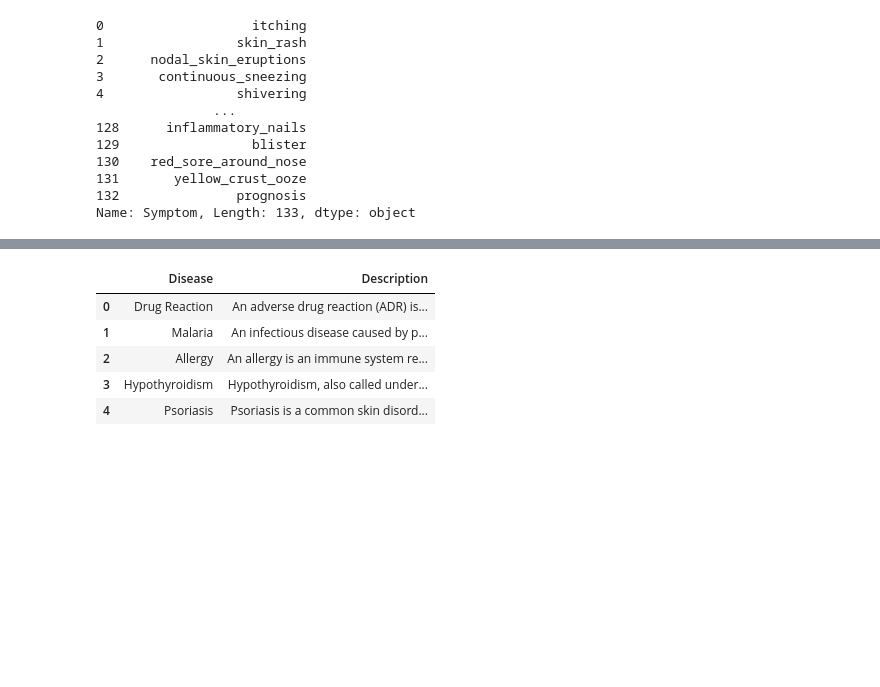
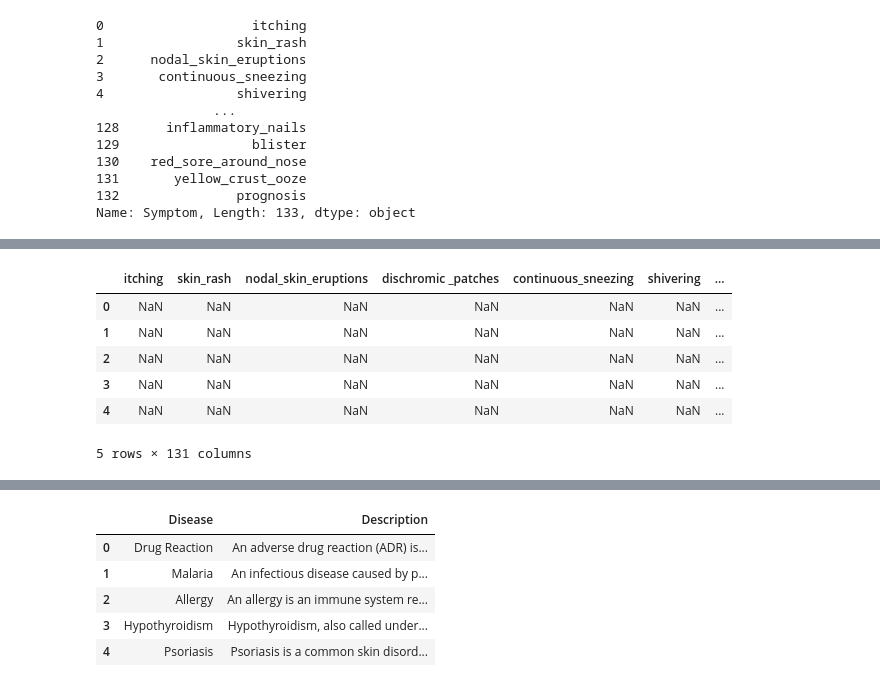
Before and after one commit to DXL64/medical-chatbot, a Jupyter notebook: healthcare/Diseases Detection/symptoms-to-disease-prediction.ipynb, the cells around one changed output, grey strips where cells are left out. Cells and saved outputs as stored; diff of their text form; code cells hidden in the pictures; blank space fills up the shorter version.

```diff
--- a/healthcare/Diseases Detection/symptoms-to-disease-prediction.ipynb
+++ b/healthcare/Diseases Detection/symptoms-to-disease-prediction.ipynb
@@ -128,19 +138,5 @@ Name: Symptom, Length: 133, dtype: object
 # %%
-import warnings
-
-warnings.simplefilter(action='ignore', category=pd.errors.PerformanceWarning)
-
-dfx = pd.DataFrame()
-
-dfx["Disease"] = df["Disease"]
-y = 0
-dfx[x] = 0
-
-for index, row in df.iterrows():
-    for symptom in df.columns[1:]:
-        if row[symptom] != 0:
-            dfx.loc[index, row[symptom]] = 1
-
-dfx = dfx.fillna(0)
-
-dfx[dfx.columns[1:]] = dfx[dfx.columns[1:]].astype('int')
+column_values = df[['Symptom_1', 'Symptom_2', 'Symptom_3', 'Symptom_4',
+       'Symptom_5', 'Symptom_6', 'Symptom_7', 'Symptom_8', 'Symptom_9',
+       'Symptom_10', 'Symptom_11', 'Symptom_12', 'Symptom_13', 'Symptom_14',
+       'Symptom_15', 'Symptom_16', 'Symptom_17']].values.ravel()
@@ -149,2 +143,6 @@ dfx.columns = dfx.columns.str.strip()
+# %%
+column_values = [x for x in column_values if x != 0]
 # %%
-dfx
+symps = pd.unique(column_values)
+symps = symps.tolist()
+symps = [i for i in symps if str(i) != 0]
@@ -164,0 +149,2 @@ dfx
+# %%
+dfx = pd.DataFrame(columns = symps,index = df.index)
@@ -164,0 +171,10 @@ dfx
+# %%
+dfx.head()
+# %% [output]
+|  | itching | skin_rash | nodal_skin_eruptions | dischromic _patches | continuous_sneezing | shivering | ... |
+| 0 | NaN | NaN | NaN | NaN | NaN | NaN | ... |
+| 1 | NaN | NaN | NaN | NaN | NaN | NaN | ... |
+| 2 | NaN | NaN | NaN | NaN | NaN | NaN | ... |
+| 3 | NaN | NaN | NaN | NaN | NaN | NaN | ... |
+| 4 | NaN | NaN | NaN | NaN | NaN | NaN | ... |
+5 rows × 131 columns
```
Also changed, not shown: parts of 32 cells of this notebook, 25 other files.
